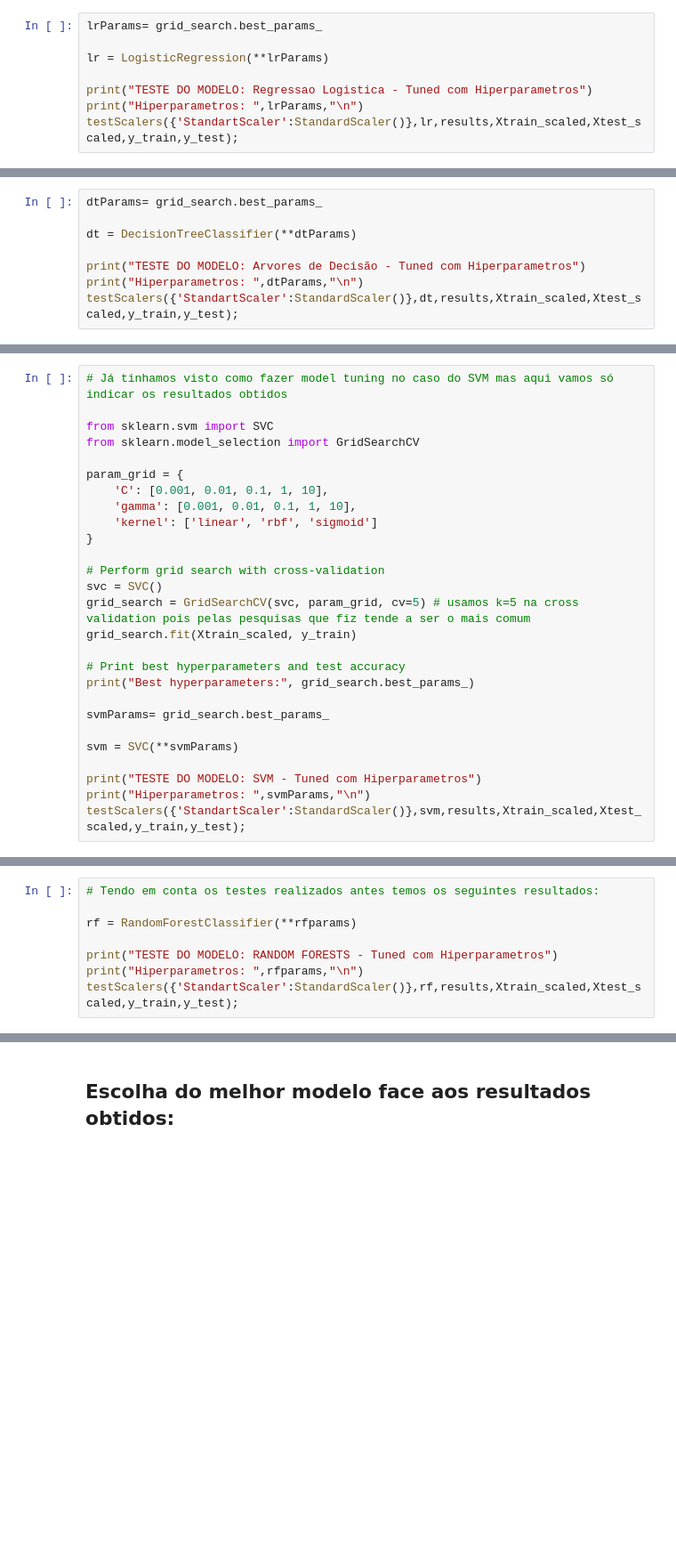
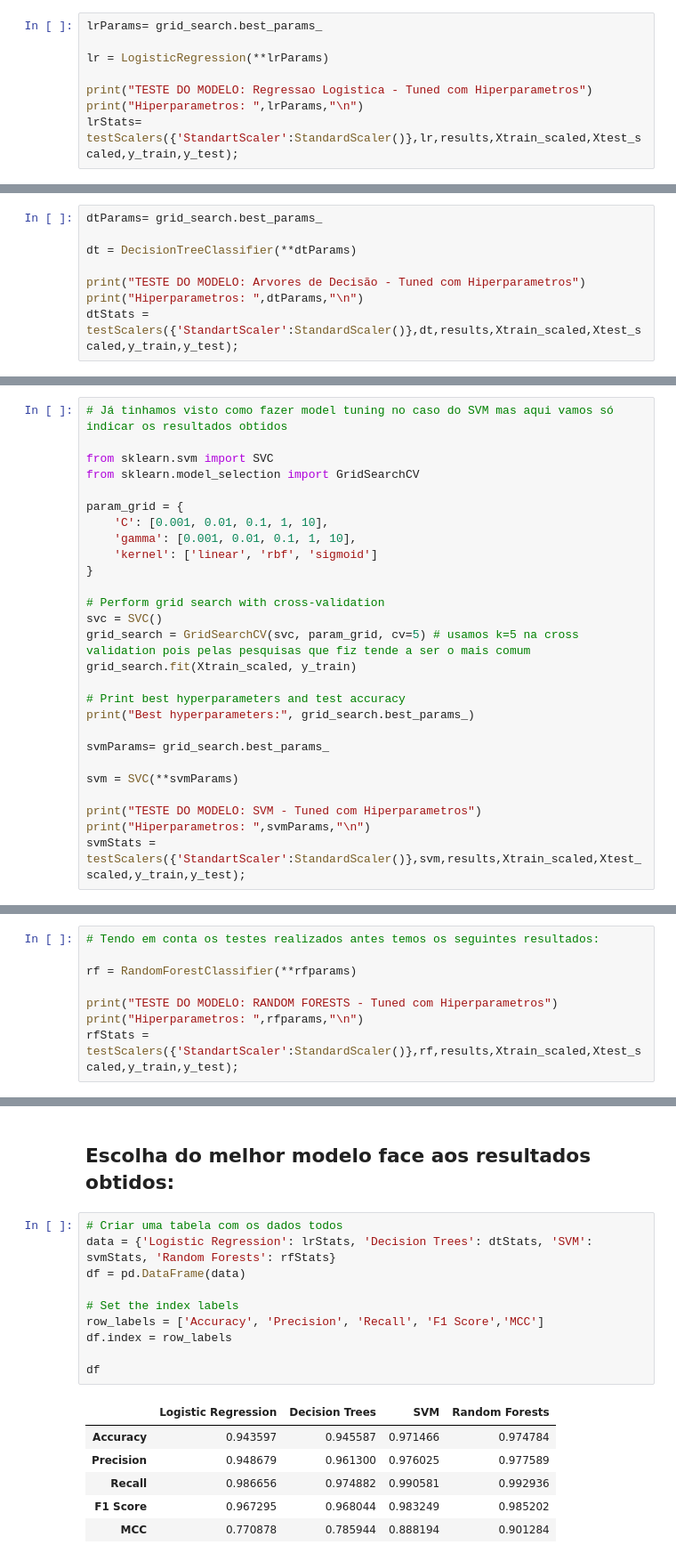
Before and after one commit to fh0312/Machine_Learning_Project, a Jupyter notebook: Projeto_2_Grupo_41.ipynb, the cells around one changed output, grey strips where cells are left out. Shown at 89% size. Saved outputs shown, nothing was run; the diff lists cells and outputs as text; blank space fills up the shorter version.

```diff
--- a/Projeto_2_Grupo_41.ipynb
+++ b/Projeto_2_Grupo_41.ipynb
@@ -768,7 +748,7 @@ lr = LogisticRegression(**lrParams)
 
 print("TESTE DO MODELO: Regressao Logistica - Tuned com Hiperparametros")
 print("Hiperparametros: ",lrParams,"\n")
-testScalers({'StandartScaler':StandardScaler()},lr,results,Xtrain_scaled,Xtest_scaled,y_train,y_test);
+lrStats= testScalers({'StandartScaler':StandardScaler()},lr,results,Xtrain_scaled,Xtest_scaled,y_train,y_test);
 # %% [output]
 TESTE DO MODELO: Regressao Logistica - Tuned com Hiperparametros
 Hiperparametros:  {'C': 1, 'max_iter': 10000, 'penalty': 'l1', 'solver': 'liblinear'}
@@ -810,6 +794,6 @@ dt = DecisionTreeClassifier(**dtParams)
 
 print("TESTE DO MODELO: Arvores de Decisão - Tuned com Hiperparametros")
 print("Hiperparametros: ",dtParams,"\n")
-testScalers({'StandartScaler':StandardScaler()},dt,results,Xtrain_scaled,Xtest_scaled,y_train,y_test);
+dtStats = testScalers({'StandartScaler':StandardScaler()},dt,results,Xtrain_scaled,Xtest_scaled,y_train,y_test);
 # %% [output]
 TESTE DO MODELO: Arvores de Decisão - Tuned com Hiperparametros
@@ -849,7 +837,7 @@ svm = SVC(**svmParams)
 
 print("TESTE DO MODELO: SVM - Tuned com Hiperparametros")
 print("Hiperparametros: ",svmParams,"\n")
-testScalers({'StandartScaler':StandardScaler()},svm,results,Xtrain_scaled,Xtest_scaled,y_train,y_test);
+svmStats = testScalers({'StandartScaler':StandardScaler()},svm,results,Xtrain_scaled,Xtest_scaled,y_train,y_test);
 # %% [output]
 Best hyperparameters: {'C': 10, 'gamma': 0.1, 'kernel': 'rbf'}
 TESTE DO MODELO: SVM - Tuned com Hiperparametros
@@ -870,7 +862,7 @@ rf = RandomForestClassifier(**rfparams)
 
 print("TESTE DO MODELO: RANDOM FORESTS - Tuned com Hiperparametros")
 print("Hiperparametros: ",rfparams,"\n")
-testScalers({'StandartScaler':StandardScaler()},rf,results,Xtrain_scaled,Xtest_scaled,y_train,y_test);
+rfStats = testScalers({'StandartScaler':StandardScaler()},rf,results,Xtrain_scaled,Xtest_scaled,y_train,y_test);
 # %% [output]
 TESTE DO MODELO: RANDOM FORESTS - Tuned com Hiperparametros
 Hiperparametros:  {'n_estimators': 300, 'min_samples_split': 2, 'min_samples_leaf': 1, 'max_features': 'sqrt', 'max_depth': None, 'bootstrap': False}
@@ -884,2 +880,19 @@ The Matthews correlation coefficient is:  0.8987
 # %% [markdown]
 ## Escolha do melhor modelo face aos resultados obtidos:
+# %%
+# Criar uma tabela com os dados todos
+data = {'Logistic Regression': lrStats, 'Decision Trees': dtStats, 'SVM': svmStats, 'Random Forests': rfStats}
+df = pd.DataFrame(data)
+
+# Set the index labels
+row_labels = ['Accuracy', 'Precision', 'Recall', 'F1 Score','MCC']
+df.index = row_labels
+
+df
+# %% [output]
+|  | Logistic Regression | Decision Trees | SVM | Random Forests |
+| Accuracy | 0.943597 | 0.945587 | 0.971466 | 0.974784 |
+| Precision | 0.948679 | 0.961300 | 0.976025 | 0.977589 |
+| Recall | 0.986656 | 0.974882 | 0.990581 | 0.992936 |
+| F1 Score | 0.967295 | 0.968044 | 0.983249 | 0.985202 |
+| MCC | 0.770878 | 0.785944 | 0.888194 | 0.901284 |
```
Also changed, not shown: parts of 20 cells of this notebook.
